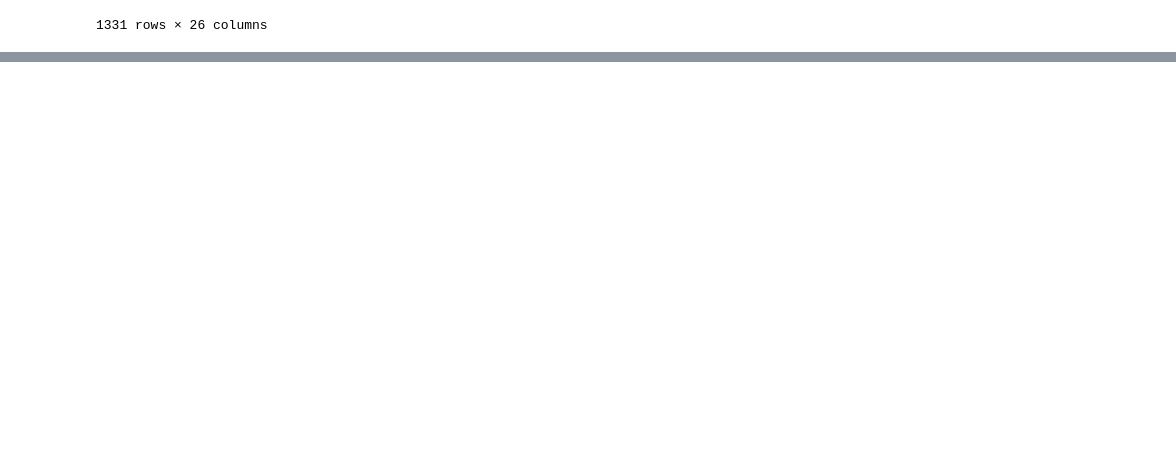
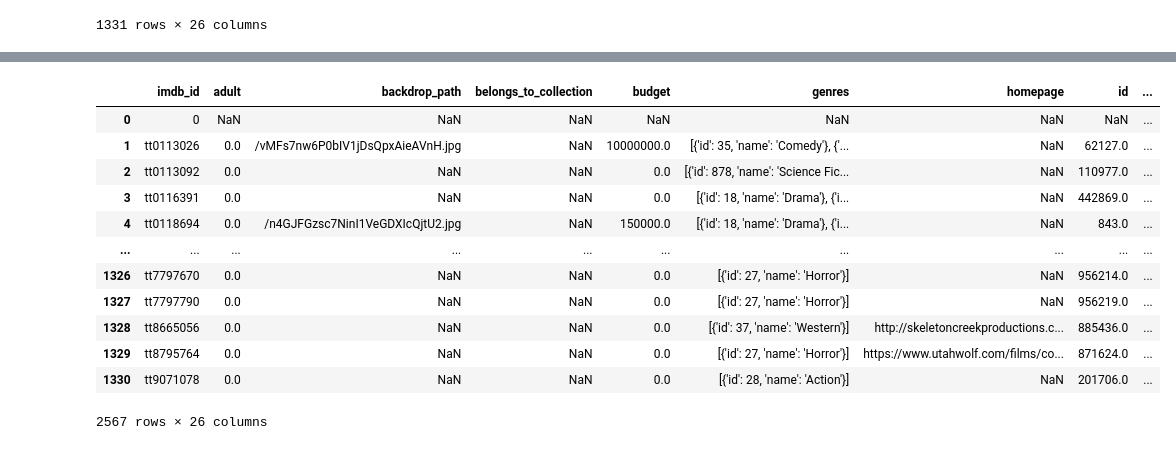
Before and after one commit to pmontecinos23/IMDb-Enrichment, a Jupyter notebook: IMDb Exploratory Data Analysis.ipynb, the cells around one changed output, grey strips where cells are left out. Cells and saved outputs as stored; diff of their text form; code cells hidden in the pictures; blank space fills up the shorter version.

Commit message:
IMDB part 2b

```diff
--- a/IMBD Exploratory Data Analysis.ipynb
+++ b/IMDb Exploratory Data Analysis.ipynb
@@ -47,3 +47,8 @@ tmdb_21
 | 1329 | tt8795764 | 0.0 | NaN | NaN | 0.0 | [{'id': 27, 'name': 'Horror'}] | https://www.utahwolf.com/films/co... | 871624.0 | ... |
 | 1330 | tt9071078 | 0.0 | NaN | NaN | 0.0 | [{'id': 28, 'name': 'Action'}] | NaN | 201706.0 | ... |
 1331 rows × 26 columns
+# %%
+frames = [tmdb_20,tmdb_21]
+imdb = pd.concat(frames)
+
+imdb.head()
@@ -49,0 +136,18 @@ tmdb_21
+# %%
+# Save dataframe to file.
+imdb.to_csv("data/title_imdb.csv.gz",compression='gzip',index=False)
+imdb
+# %% [output]
+|  | imdb_id | adult | backdrop_path | belongs_to_collection | budget | genres | homepage | id | ... |
+| 0 | 0 | NaN | NaN | NaN | NaN | NaN | NaN | NaN | ... |
+| 1 | tt0113026 | 0.0 | /vMFs7nw6P0bIV1jDsQpxAieAVnH.jpg | NaN | 10000000.0 | [{'id': 35, 'name': 'Comedy'}, {'... | NaN | 62127.0 | ... |
+| 2 | tt0113092 | 0.0 | NaN | NaN | 0.0 | [{'id': 878, 'name': 'Science Fic... | NaN | 110977.0 | ... |
+| 3 | tt0116391 | 0.0 | NaN | NaN | 0.0 | [{'id': 18, 'name': 'Drama'}, {'i... | NaN | 442869.0 | ... |
+| 4 | tt0118694 | 0.0 | /n4GJFGzsc7NinI1VeGDXIcQjtU2.jpg | NaN | 150000.0 | [{'id': 18, 'name': 'Drama'}, {'i... | NaN | 843.0 | ... |
+| ... | ... | ... | ... | ... | ... | ... | ... | ... | ... |
+| 1326 | tt7797670 | 0.0 | NaN | NaN | 0.0 | [{'id': 27, 'name': 'Horror'}] | NaN | 956214.0 | ... |
+| 1327 | tt7797790 | 0.0 | NaN | NaN | 0.0 | [{'id': 27, 'name': 'Horror'}] | NaN | 956219.0 | ... |
+| 1328 | tt8665056 | 0.0 | NaN | NaN | 0.0 | [{'id': 37, 'name': 'Western'}] | http://skeletoncreekproductions.c... | 885436.0 | ... |
+| 1329 | tt8795764 | 0.0 | NaN | NaN | 0.0 | [{'id': 27, 'name': 'Horror'}] | https://www.utahwolf.com/films/co... | 871624.0 | ... |
+| 1330 | tt9071078 | 0.0 | NaN | NaN | 0.0 | [{'id': 28, 'name': 'Action'}] | NaN | 201706.0 | ... |
+2567 rows × 26 columns
```
Also changed, not shown: parts of 7 cells of this notebook, 1 other file.
